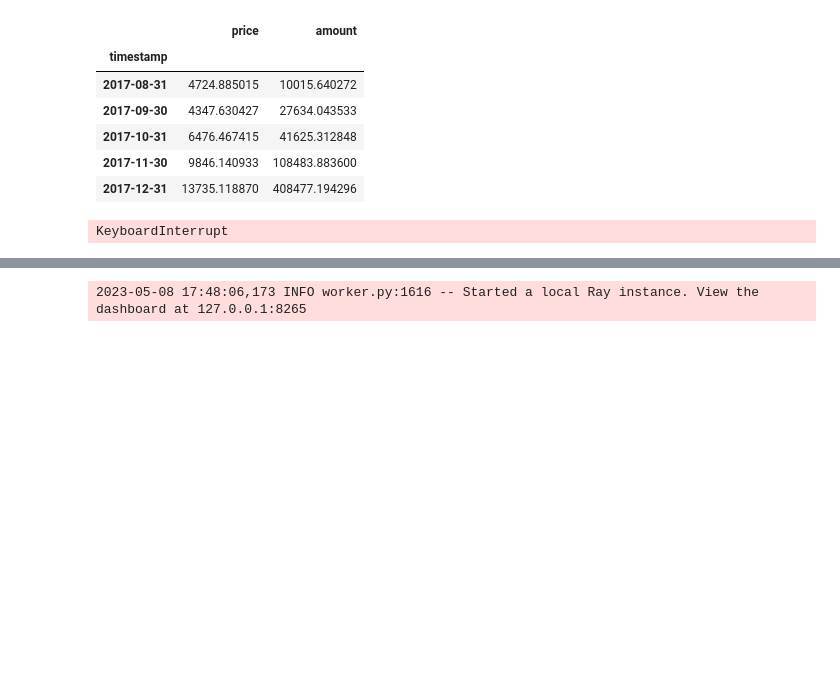
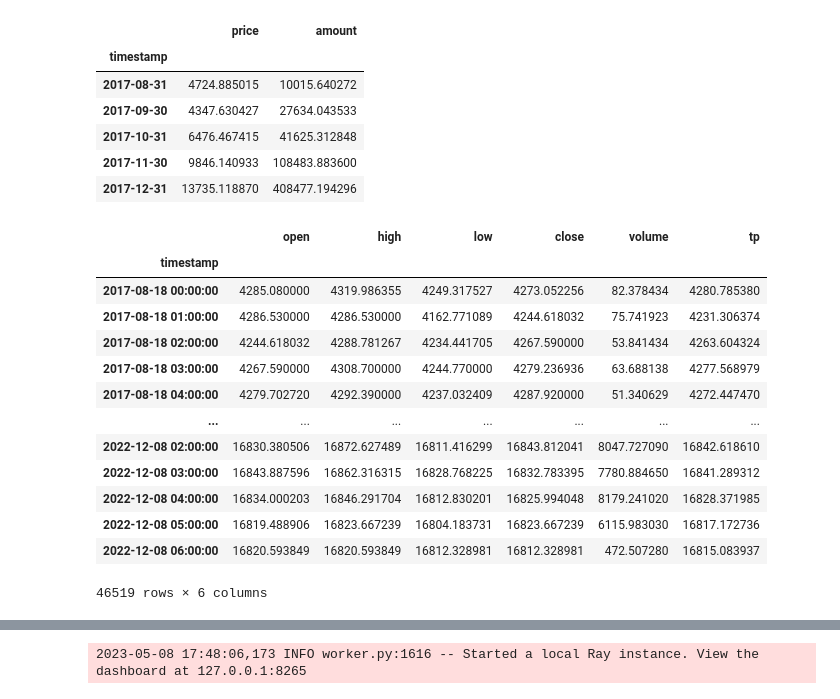
Before and after one commit to Fassty/diploma-thesis, a Jupyter notebook: notebooks/simple_rl_env_testing.ipynb, the cells around one changed output, grey strips where cells are left out. Cells and saved outputs as stored; diff of their text form; code cells hidden in the pictures; blank space fills up the shorter version.

```diff
--- a/notebooks/simple_rl_env_testing.ipynb
+++ b/notebooks/simple_rl_env_testing.ipynb
@@ -82,44 +123,3 @@ display(monthly_data.head(5))
 | 2017-10-31 | 6476.467415 | 41625.312848 |
 | 2017-11-30 | 9846.140933 | 108483.883600 |
 | 2017-12-31 | 13735.118870 | 408477.194296 |
-# %%
-import torch
-import ray
-from ray.rllib.algorithms.ppo import PPOConfig
-
-ray.shutdown()
-ray.init()
-
-from rl_trading.simulation.env import StockExchangeEnv0
-from ray.tune.registry import register_env
-register_env('StockExchangeEnv-v0', lambda config: StockExchangeEnv0(**config))
-
-ppo = (
-    PPOConfig()
-    .rollouts(num_rollout_workers=0)
-    .training(use_gae=True, entropy_coeff=0.01, model={'use_lstm': True, 'lstm_use_prev_action': True, 'lstm_use_prev_reward': True})
-    .resources(num_gpus=1)
-    .environment(env='StockExchangeEnv-v0')
-    .build()
-)
-
-render_env = StockExchangeEnv0()
-
-for i in range(250):
-    # if i % 10 == 0:
-    #     done = False
-    #     obs, _ = render_env.reset(seed=42)
-    #     init_state = state = [np.zeros([512], np.float32) for _ in range(2)]
-    #     prev_a = 0
-    #     prev_r = 0.0
-    #     for _ in range(100):
-    #         render_env.render()
-    #         action, state, _ = dqn.compute_single_action(obs, state, prev_action=prev_a, prev_reward=prev_r)
-    #         obs, reward, terminated, truncated, _ = render_env.step(action)
-    #         done = terminated or truncated
-    #     plt.savefig(f'epoch_{i + 1}.png')
-    #     plt.close()
-    result = ppo.train()
-    print(f'Step: {result["training_iteration"]}\t\tMean return: {result["episode_reward_mean"]}')
-# %% [output]
-KeyboardInterrupt
@@ -125,0 +130,18 @@ KeyboardInterrupt
+# %%
+ohlcv_1h['tp'] = (ohlcv_1h['high'] + ohlcv_1h['low'] + ohlcv_1h['close']) / 3
+ohlcv_1h
+# %% [output]
+|  | open | high | low | close | volume | tp |
+| timestamp |  |  |  |  |  |  |
+| 2017-08-18 00:00:00 | 4285.080000 | 4319.986355 | 4249.317527 | 4273.052256 | 82.378434 | 4280.785380 |
+| 2017-08-18 01:00:00 | 4286.530000 | 4286.530000 | 4162.771089 | 4244.618032 | 75.741923 | 4231.306374 |
+| 2017-08-18 02:00:00 | 4244.618032 | 4288.781267 | 4234.441705 | 4267.590000 | 53.841434 | 4263.604324 |
+| 2017-08-18 03:00:00 | 4267.590000 | 4308.700000 | 4244.770000 | 4279.236936 | 63.688138 | 4277.568979 |
+| 2017-08-18 04:00:00 | 4279.702720 | 4292.390000 | 4237.032409 | 4287.920000 | 51.340629 | 4272.447470 |
+| ... | ... | ... | ... | ... | ... | ... |
+| 2022-12-08 02:00:00 | 16830.380506 | 16872.627489 | 16811.416299 | 16843.812041 | 8047.727090 | 16842.618610 |
+| 2022-12-08 03:00:00 | 16843.887596 | 16862.316315 | 16828.768225 | 16832.783395 | 7780.884650 | 16841.289312 |
+| 2022-12-08 04:00:00 | 16834.000203 | 16846.291704 | 16812.830201 | 16825.994048 | 8179.241020 | 16828.371985 |
+| 2022-12-08 05:00:00 | 16819.488906 | 16823.667239 | 16804.183731 | 16823.667239 | 6115.983030 | 16817.172736 |
+| 2022-12-08 06:00:00 | 16820.593849 | 16820.593849 | 16812.328981 | 16812.328981 | 472.507280 | 16815.083937 |
+46519 rows × 6 columns
```
Also changed, not shown: parts of 14 cells of this notebook, 2 other files.
